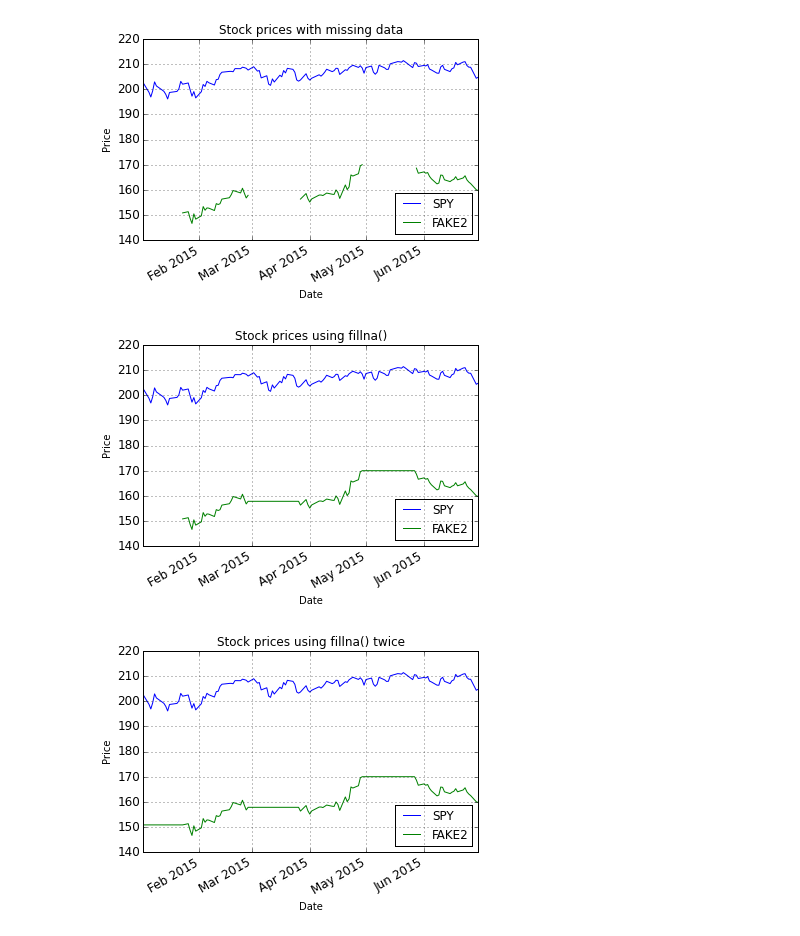
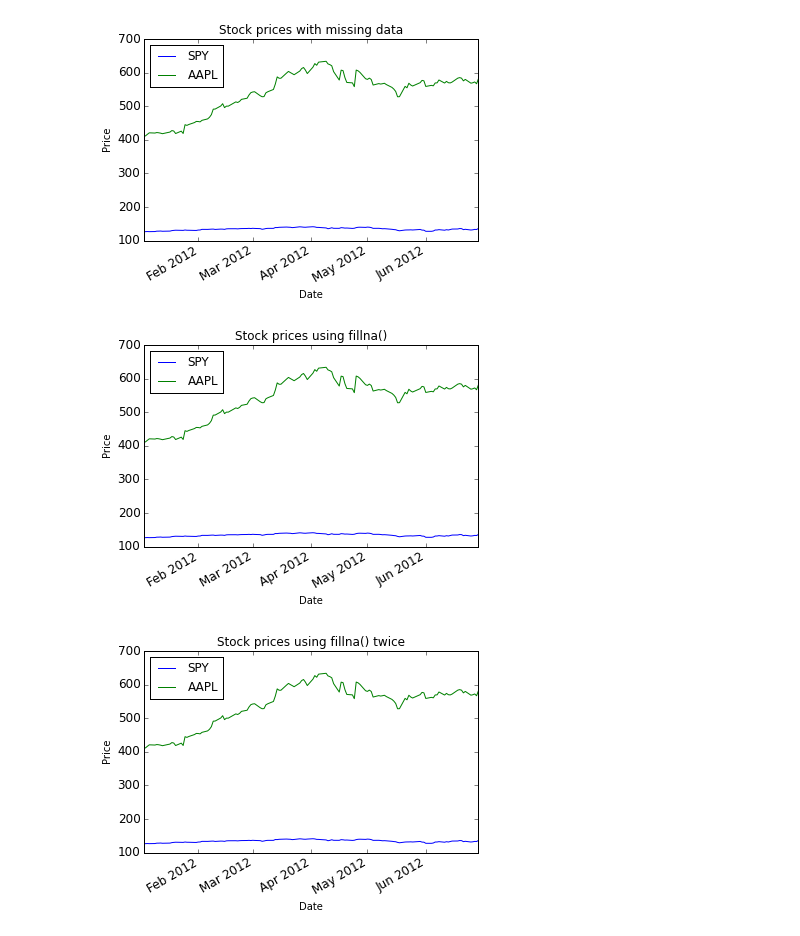
Before and after one commit to weifengshe/ml4t, a Jupyter notebook: lessons/1.5 Missing Data.ipynb, the cells around one changed output. Cells and saved outputs as stored; diff of their text form; code cells hidden in the pictures.

```diff
--- a/lessons/1.5 Missing Data.ipynb
+++ b/lessons/1.5 Missing Data.ipynb
@@ -7,7 +13,7 @@ import os
 # %%
 # Functions
 
-def symbol_to_path(symbol, base_dir = 'data'):
+def symbol_to_path(symbol, base_dir = '../data'):
     '''Return CSV file path given ticker symbol'''
     return os.path.join(base_dir, '{}.csv'.format(str(symbol)))
 
@@ -37,25 +43,25 @@ def plot_data(df, title = 'Stock prices'):
 # %%
 # Missing data uses pandas fillna() method
 
-start_date = '2015-01-01'
-end_date = '2015-06-30'
+start_date = '2012-01-01'
+end_date = '2012-06-30'
 dates = pd.date_range(start_date, end_date)
 
-symbols = ['FAKE2']
-
+#symbols = ['FAKE2']
+symbols = ['AAPL']
 df = get_data(symbols, dates)
 
 
 plot_data(df, title = 'Stock prices with missing data')
 
 df.fillna(method = 'ffill', inplace = 'TRUE')
 
 plot_data(df, title = 'Stock prices using fillna()')
 
 df.fillna(method = 'bfill', inplace = 'TRUE')
 
 plot_data(df, title = 'Stock prices using fillna() twice')
 # %% [output]
-[figure, old version]
+[figure, new version]
-[figure, old version]
+[figure, new version]
-[figure, old version]
+[figure, new version]
```
Also changed, not shown: parts of 3 cells of this notebook, 3 other files.
